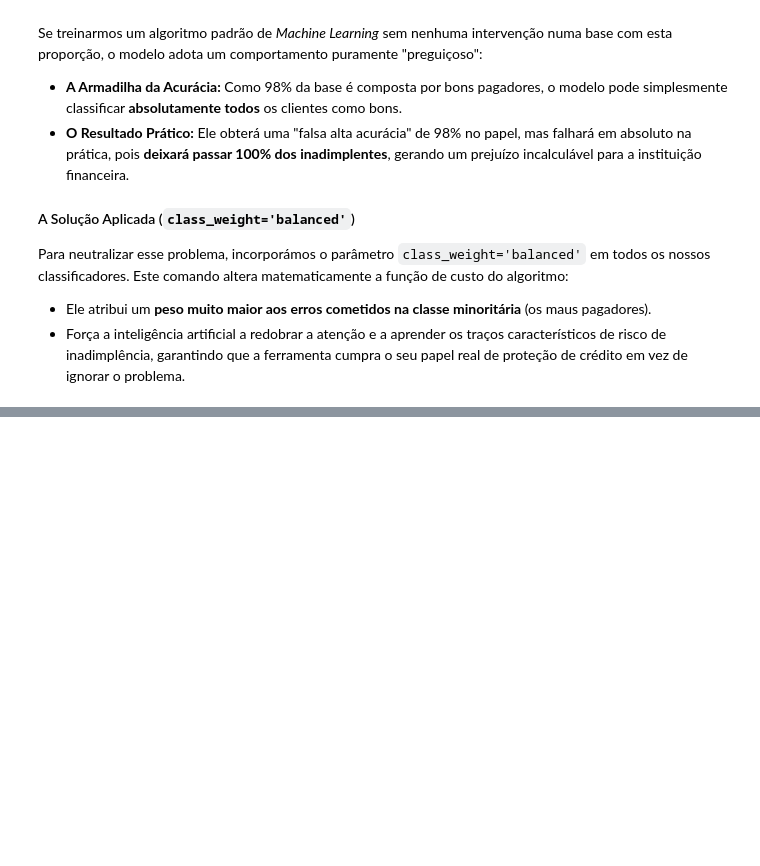
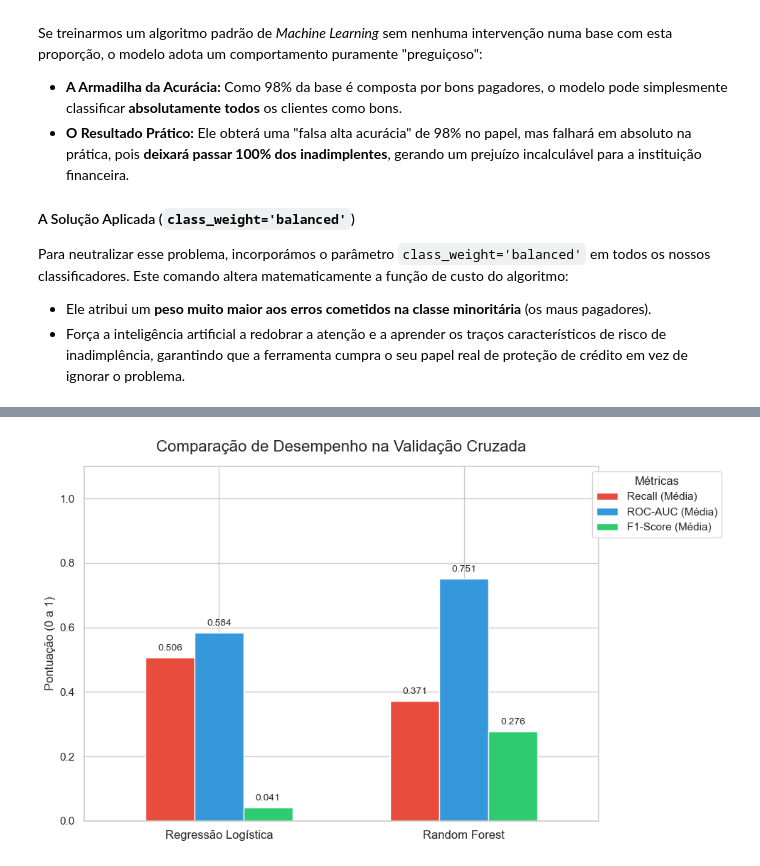
Before and after one commit to fagnermacedo/tech-challenge-fase2, a Jupyter notebook: notebooks/03_modelagem.ipynb, the cells around one changed output, grey strips where cells are left out. Cells and saved outputs as stored; diff of their text form; code cells hidden in the pictures; blank space fills up the shorter version.

Commit message:
Adição do processo de comparação dos modelos
Finalização do notebook 03. Modelagem

```diff
--- a/notebooks/03_modelagem.ipynb
+++ b/notebooks/03_modelagem.ipynb
@@ -389,0 +430,37 @@ from sklearn.model_selection import cross_val_score
+# %%
+import matplotlib.pyplot as plt
+import seaborn as sns
+
+# Preparando os dados para o gráfico usando o DataFrame gerado na etapa 3.4
+df_plot = df_resultados_cv[['Modelo', 'Recall (Média)', 'ROC-AUC (Média)', 'F1-Score (Média)']].set_index('Modelo')
+
+# Configurando o estilo do gráfico
+sns.set_theme(style="whitegrid")
+cores = ['#e74c3c', '#3498db', '#2ecc71'] # Vermelho (Recall), Azul (ROC-AUC), Verde (F1)
+
+# Criando o gráfico de barras
+ax = df_plot.plot(kind='bar', figsize=(10, 6), color=cores, width=0.6)
+
+# Customizando títulos e eixos
+plt.title('Comparação de Desempenho na Validação Cruzada', fontsize=16, pad=15)
+plt.ylabel('Pontuação (0 a 1)', fontsize=12)
+plt.xlabel('')
+plt.xticks(rotation=0, fontsize=12)
+plt.ylim(0, 1.1) # Vai até 1.1 para dar espaço para as anotações
+plt.legend(title='Métricas', loc='upper right', bbox_to_anchor=(1.25, 1))
+
+# Adicionando os valores numéricos no topo de cada barra
+for p in ax.patches:
+    altura = p.get_height()
+    if altura > 0: # Evita tentar anotar valores zerados
+        ax.annotate(f'{altura:.3f}',
+                    (p.get_x() + p.get_width() / 2., altura),
+                    ha='center', va='bottom',
+                    xytext=(0, 5),
+                    textcoords='offset points',
+                    fontsize=10)
+
+plt.tight_layout()
+plt.show()
+# %% [output]
+[figure, added]
```
Also changed, not shown: parts of 12 cells of this notebook.
